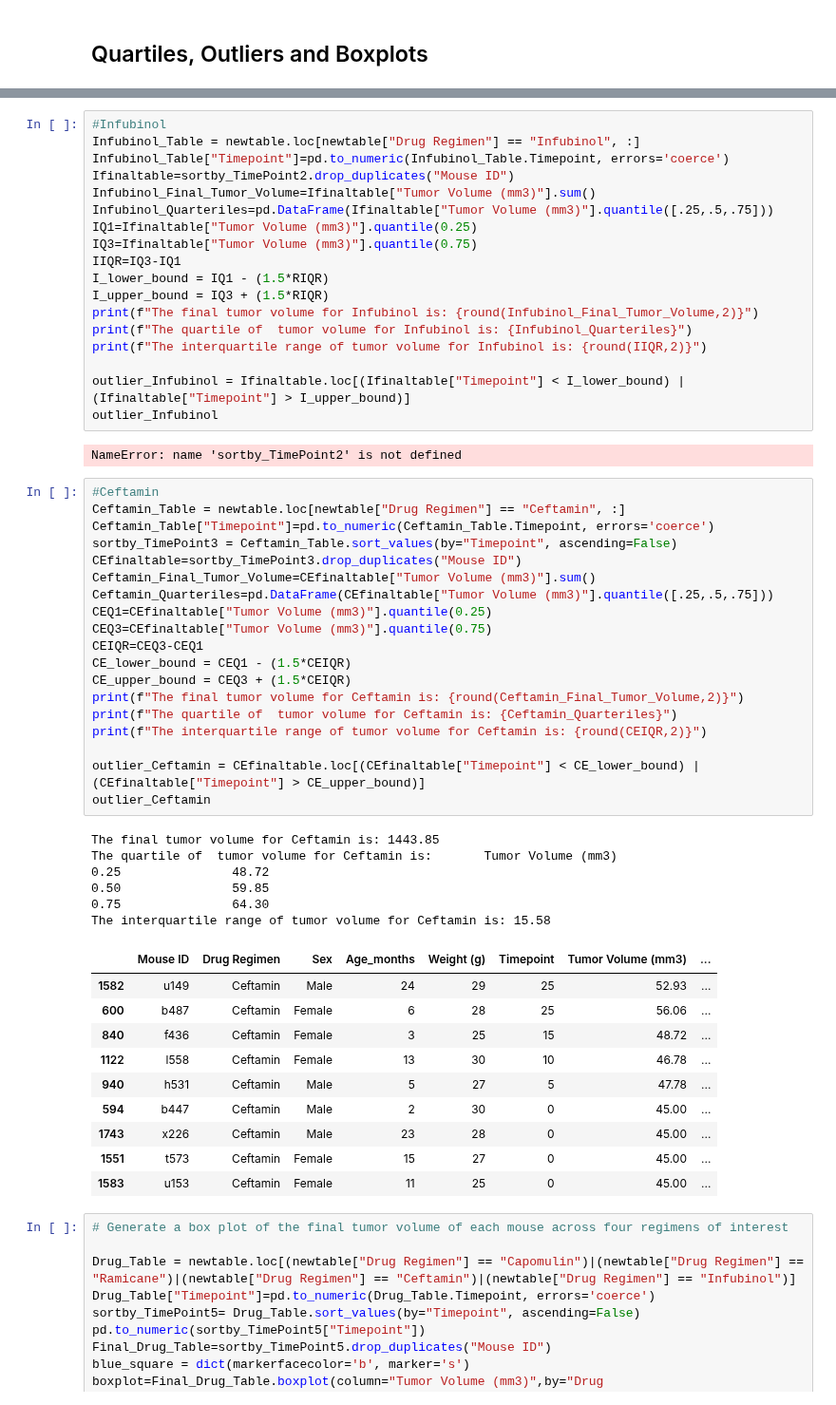
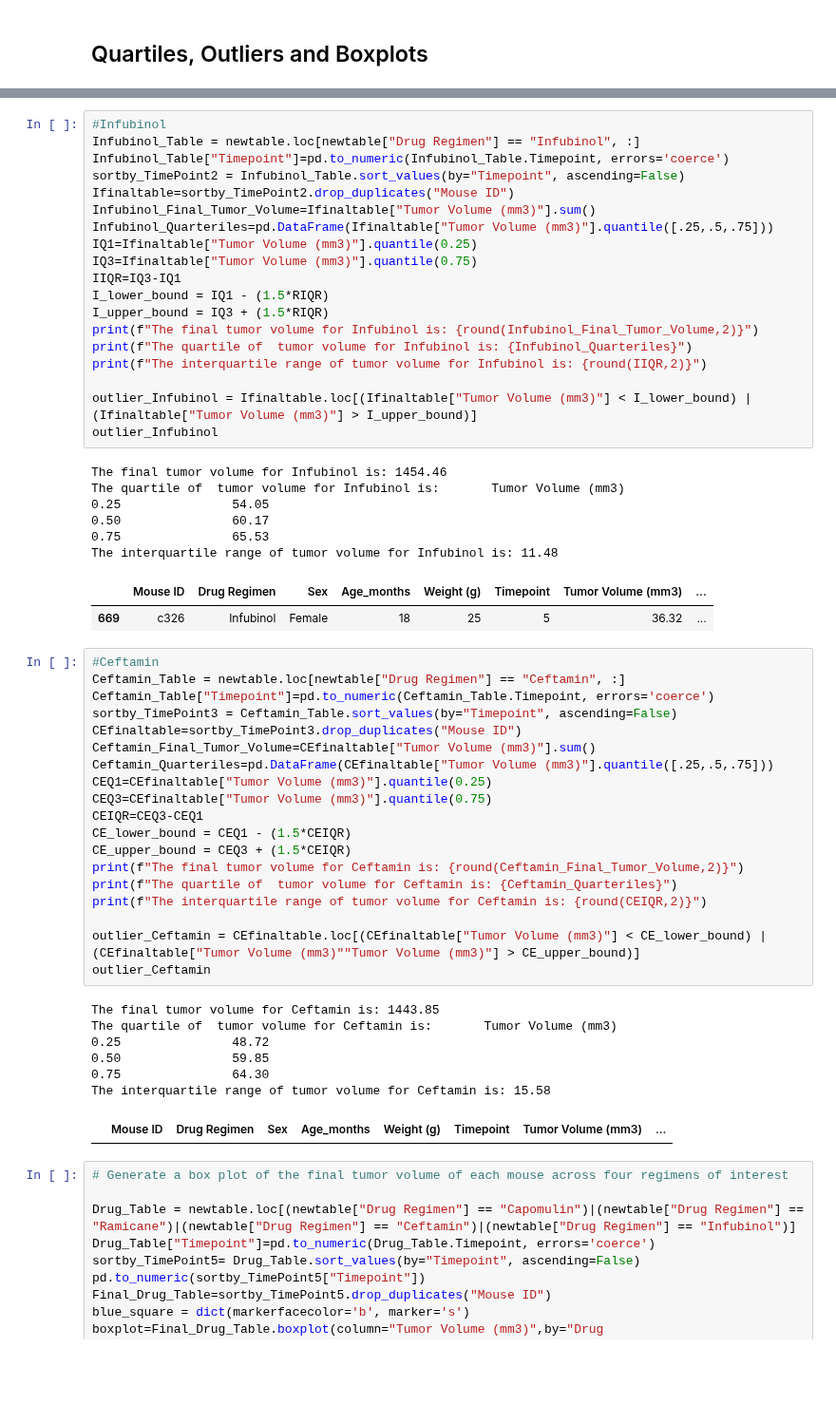
Before and after one commit to olivesun1213/Matplotlib, a Jupyter notebook: Unit 05 - Matplotlib_Homework_Instructions_Pymaceuticals_pymaceuticals_starter.ipynb, the cells around one changed output, grey strips where cells are left out. Shown at 95% size. Saved outputs shown, nothing was run; the diff lists cells and outputs as text; blank space fills up the shorter version.

```diff
--- a/Unit 05 - Matplotlib_Homework_Instructions_Pymaceuticals_pymaceuticals_starter.ipynb
+++ b/Unit 05 - Matplotlib_Homework_Instructions_Pymaceuticals_pymaceuticals_starter.ipynb
@@ -366,6 +361,7 @@ The interquartile range of tumor volume for Ramicane is: 9.1
 #Infubinol
 Infubinol_Table = newtable.loc[newtable["Drug Regimen"] == "Infubinol", :]
 Infubinol_Table["Timepoint"]=pd.to_numeric(Infubinol_Table.Timepoint, errors='coerce')
+sortby_TimePoint2 = Infubinol_Table.sort_values(by="Timepoint", ascending=False)
 Ifinaltable=sortby_TimePoint2.drop_duplicates("Mouse ID")
 Infubinol_Final_Tumor_Volume=Ifinaltable["Tumor Volume (mm3)"].sum()
 Infubinol_Quarteriles=pd.DataFrame(Ifinaltable["Tumor Volume (mm3)"].quantile([.25,.5,.75]))
@@ -378,46 +374,44 @@ print(f"The final tumor volume for Infubinol is: {round(Infubinol_Final_Tumor_Vo
 print(f"The quartile of  tumor volume for Infubinol is: {Infubinol_Quarteriles}")
 print(f"The interquartile range of tumor volume for Infubinol is: {round(IIQR,2)}")
 
-outlier_Infubinol = Ifinaltable.loc[(Ifinaltable["Timepoint"] < I_lower_bound) | (Ifinaltable["Timepoint"] > I_upper_bound)]
+outlier_Infubinol = Ifinaltable.loc[(Ifinaltable["Tumor Volume (mm3)"] < I_lower_bound) | (Ifinaltable["Tumor Volume (mm3)"] > I_upper_bound)]
 outlier_Infubinol
 # %% [output]
-NameError: name 'sortby_TimePoint2' is not defined
+The final tumor volume for Infubinol is: 1454.46
+The quartile of  tumor volume for Infubinol is:       Tumor Volume (mm3)
+0.25               54.05
+0.50               60.17
+0.75               65.53
+The interquartile range of tumor volume for Infubinol is: 11.48
+|  | Mouse ID | Drug Regimen | Sex | Age_months | Weight (g) | Timepoint | Tumor Volume (mm3) | ... |
+| 669 | c326 | Infubinol | Female | 18 | 25 | 5 | 36.32 | ... |
 # %%
 #Ceftamin
 Ceftamin_Table = newtable.loc[newtable["Drug Regimen"] == "Ceftamin", :]
 Ceftamin_Table["Timepoint"]=pd.to_numeric(Ceftamin_Table.Timepoint, errors='coerce')
 sortby_TimePoint3 = Ceftamin_Table.sort_values(by="Timepoint", ascending=False)
 CEfinaltable=sortby_TimePoint3.drop_duplicates("Mouse ID")
 Ceftamin_Final_Tumor_Volume=CEfinaltable["Tumor Volume (mm3)"].sum()
 Ceftamin_Quarteriles=pd.DataFrame(CEfinaltable["Tumor Volume (mm3)"].quantile([.25,.5,.75]))
 CEQ1=CEfinaltable["Tumor Volume (mm3)"].quantile(0.25)
 CEQ3=CEfinaltable["Tumor Volume (mm3)"].quantile(0.75)
 CEIQR=CEQ3-CEQ1
 CE_lower_bound = CEQ1 - (1.5*CEIQR)
 CE_upper_bound = CEQ3 + (1.5*CEIQR)
 print(f"The final tumor volume for Ceftamin is: {round(Ceftamin_Final_Tumor_Volume,2)}")
 print(f"The quartile of  tumor volume for Ceftamin is: {Ceftamin_Quarteriles}")
 print(f"The interquartile range of tumor volume for Ceftamin is: {round(CEIQR,2)}")
 
-outlier_Ceftamin = CEfinaltable.loc[(CEfinaltable["Timepoint"] < CE_lower_bound) | (CEfinaltable["Timepoint"] > CE_upper_bound)]
+outlier_Ceftamin = CEfinaltable.loc[(CEfinaltable["Tumor Volume (mm3)"] < CE_lower_bound) | (CEfinaltable["Tumor Volume (mm3)""Tumor Volume (mm3)"] > CE_upper_bound)]
 outlier_Ceftamin
 # %% [output]
 The final tumor volume for Ceftamin is: 1443.85
 The quartile of  tumor volume for Ceftamin is:       Tumor Volume (mm3)
 0.25               48.72
 0.50               59.85
 0.75               64.30
 The interquartile range of tumor volume for Ceftamin is: 15.58
 |  | Mouse ID | Drug Regimen | Sex | Age_months | Weight (g) | Timepoint | Tumor Volume (mm3) | ... |
-| 1582 | u149 | Ceftamin | Male | 24 | 29 | 25 | 52.93 | ... |
-| 600 | b487 | Ceftamin | Female | 6 | 28 | 25 | 56.06 | ... |
-| 840 | f436 | Ceftamin | Female | 3 | 25 | 15 | 48.72 | ... |
-| 1122 | l558 | Ceftamin | Female | 13 | 30 | 10 | 46.78 | ... |
-| 940 | h531 | Ceftamin | Male | 5 | 27 | 5 | 47.78 | ... |
-| 594 | b447 | Ceftamin | Male | 2 | 30 | 0 | 45.00 | ... |
-| 1743 | x226 | Ceftamin | Male | 23 | 28 | 0 | 45.00 | ... |
-| 1551 | t573 | Ceftamin | Female | 15 | 27 | 0 | 45.00 | ... |
-| 1583 | u153 | Ceftamin | Female | 11 | 25 | 0 | 45.00 | ... |
 # %%
 # Generate a box plot of the final tumor volume of each mouse across four regimens of interest
 
```
Also changed, not shown: parts of 2 cells of this notebook.
